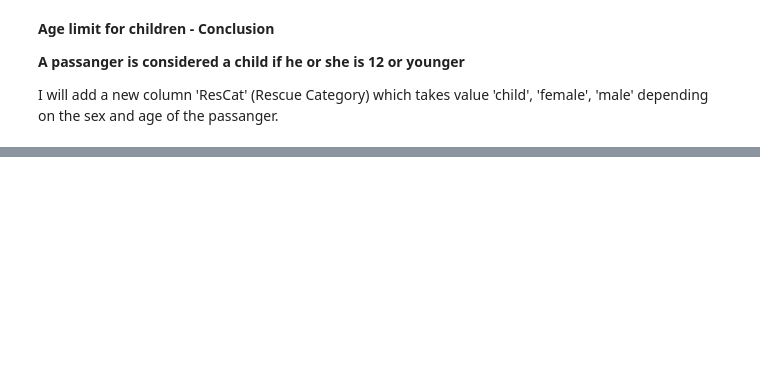
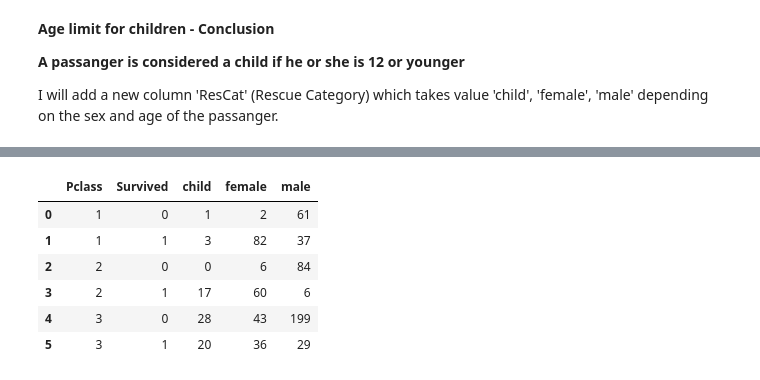
Before and after one commit to popolvar/udacity-dand-P2-titanic, a Jupyter notebook: Konecny P2 - Titanic.ipynb, the cells around one changed output, grey strips where cells are left out. Cells and saved outputs as stored; diff of their text form; code cells hidden in the pictures; blank space fills up the shorter version.

```diff
--- a/Konecny P2 - Titanic.ipynb
+++ b/Konecny P2 - Titanic.ipynb
@@ -440,0 +424,57 @@ passangers_df_age = passangers_df_age.apply(set_child,axis =1)
+# %%
+def get_summary(df,rescat):
+    res = df[df["ResCat"] == rescat]
+    return pd.DataFrame({rescat : res.groupby( ["Pclass","Survived"] ).size()}).reset_index()
+
+summary_df_kaggle = get_summary(passangers_df_age,"child")
+
+#insert the missing row for children from class II who did not survive
+#if I would not add this, subsequent merges would introduce NaN and cast columns to doubles
+
+#copy the closest row
+missing_row = summary_df_kaggle.loc[2].copy()
+#change it
+missing_row["Survived"] = 0
+missing_row["child"] = 0
+
+#add it on position 2
+summary_df_kaggle =summary_df_kaggle.loc[0:1].append(missing_row).append(summary_df_kaggle.loc[2:])
+#reset index
+summary_df_kaggle.index = range(6)
+
+#test whether it worked
+#display(summary_df_kaggle)
+
+#merge the diffent rescue classes
+summary_df_kaggle = summary_df_kaggle.merge(get_summary(passangers_df_age,"female"),on = ["Pclass","Survived"])
+summary_df_kaggle = summary_df_kaggle.merge(get_summary(passangers_df_age,"male"),on = ["Pclass","Survived"])
+
+display(summary_df_kaggle)
+
+#summary_df_kaggle.loc[2]
+
+#summary_df_kaggle
+
+
+#missing_row
+
+
+#summary_df_kaggle.merge(get_summary(passangers_df_age,"female"),'right',on = ["Pclass","Survived"]).fillna(0)
+
+#summary_df_kaggle.merge(get_summary(passangers_df_age,"male"),on = ["Pclass","Survived"])
+#summary_df_kaggle.merge(get_summary(passangers_df_age,"child"),'outer', on = ["Pclass","Survived"])
+#get_summary(passangers_df_age,"female").merge(get_summary(passangers_df_age,"male"),'right',on = ["Pclass","Survived"])
+#summary_df_kaggle.merge(get_summary(passangers_df_age,"female"),'right',on = ["Pclass","Survived"])
+
+#get_summary(passangers_df_age,"male")
+#get_summary(passangers_df_age,"female")
+
+#summary_df_kaggle_ch = passangers_df_age[].groupby(["Ticket","Age","Fare","SibSp","Parch"]).size().iloc[:50])
+# %% [output]
+|  | Pclass | Survived | child | female | male |
+| 0 | 1 | 0 | 1 | 2 | 61 |
+| 1 | 1 | 1 | 3 | 82 | 37 |
+| 2 | 2 | 0 | 0 | 6 | 84 |
+| 3 | 2 | 1 | 17 | 60 | 6 |
+| 4 | 3 | 0 | 28 | 43 | 199 |
+| 5 | 3 | 1 | 20 | 36 | 29 |
```
Also changed, not shown: parts of 12 cells of this notebook.
